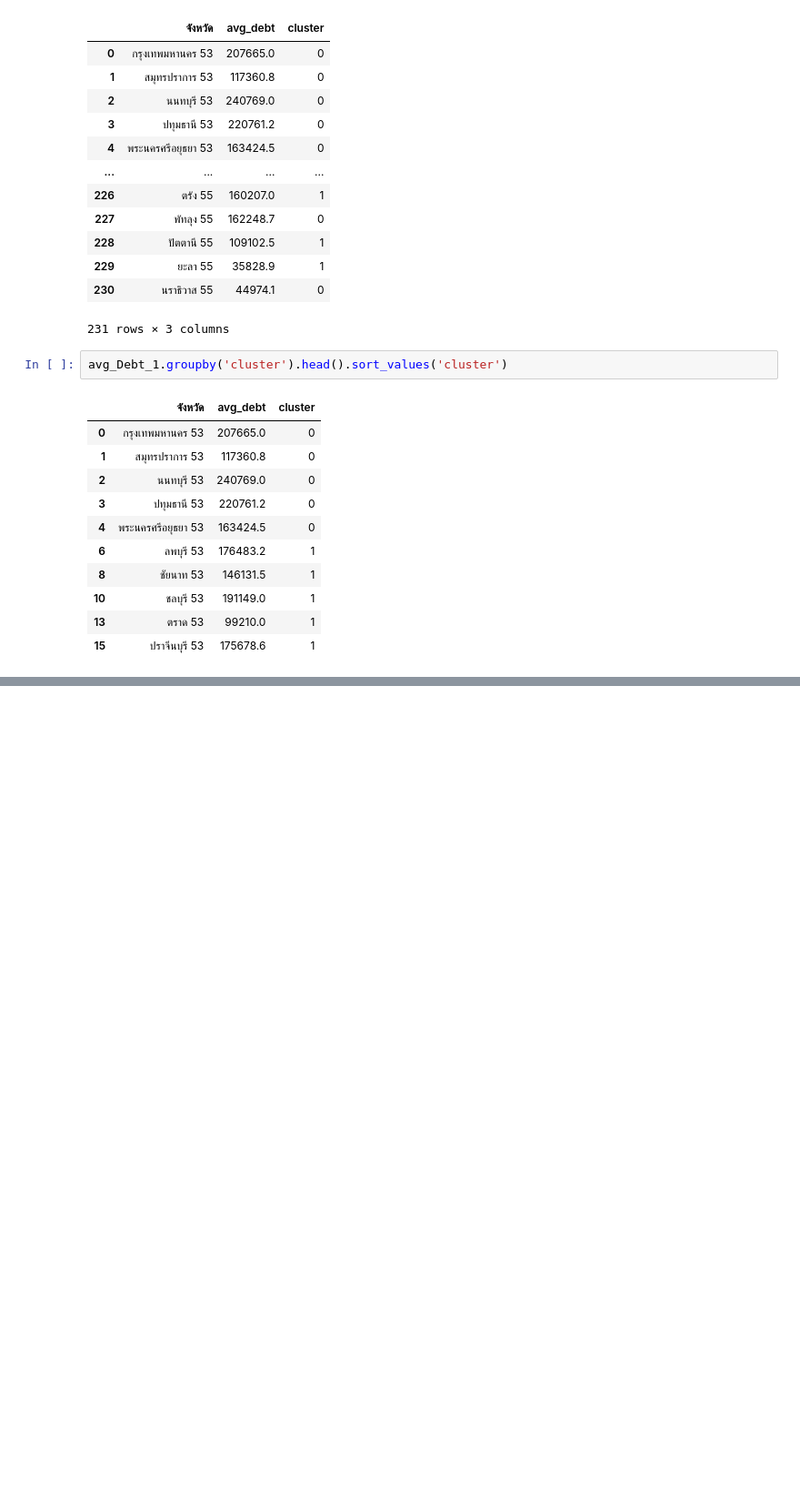
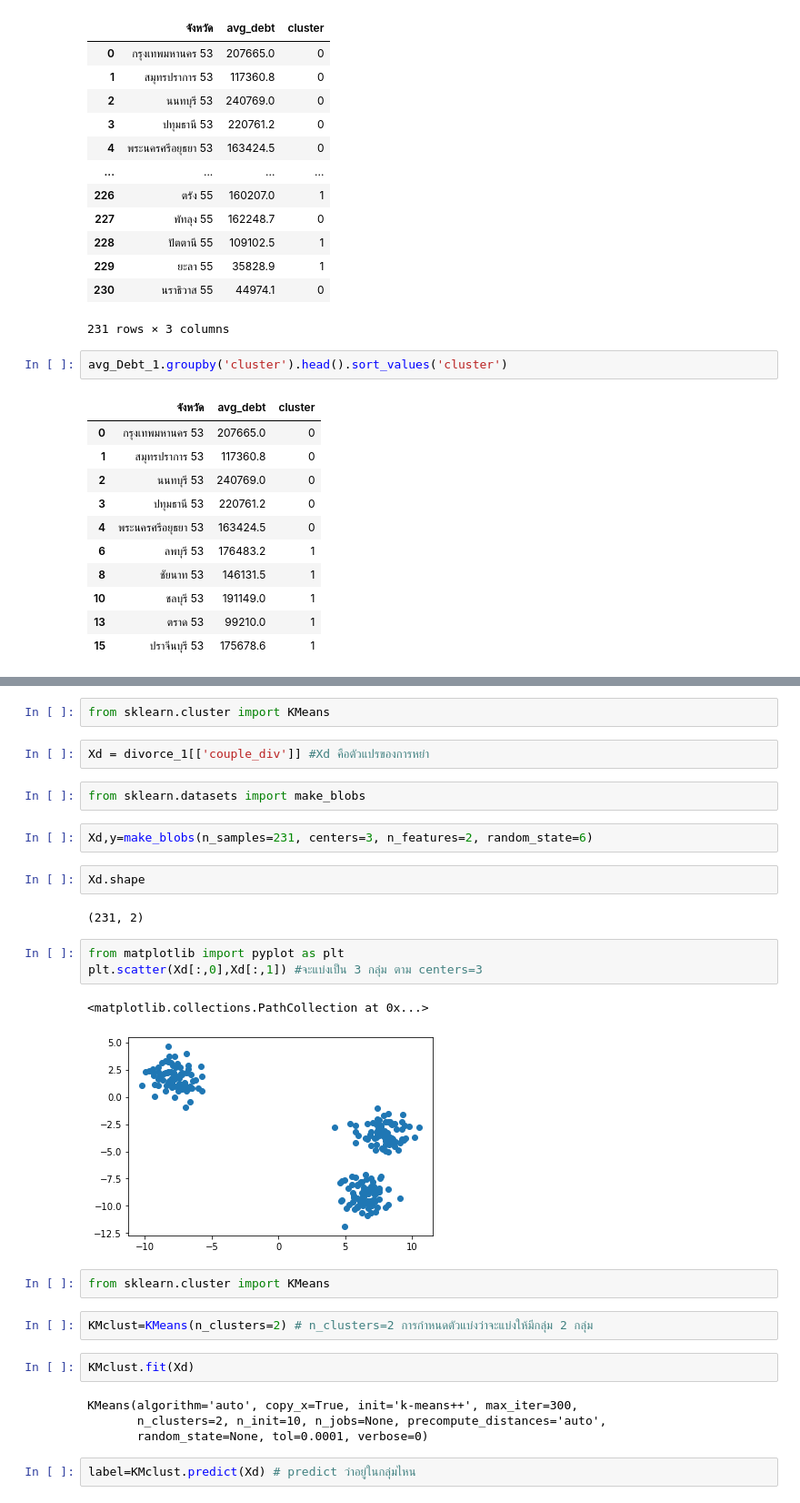
Before and after one commit to MMoltira/DataMining, a Jupyter notebook: Untitled0.ipynb, the cells around one changed output, grey strips where cells are left out. Shown at 91% size. Drawn from its saved outputs; the diff is of its cells as text; blank space fills up the shorter version.

```diff
--- a/Untitled0.ipynb
+++ b/Untitled0.ipynb
@@ -264,0 +301,30 @@ avg_Debt_1.groupby('cluster').head().sort_values('cluster')
+# %%
+from sklearn.cluster import KMeans
+# %%
+Xd = divorce_1[['couple_div']] #Xd คือตัวแปรของการหย่า
+# %%
+from sklearn.datasets import make_blobs
+# %%
+Xd,y=make_blobs(n_samples=231, centers=3, n_features=2, random_state=6)
+# %%
+Xd.shape
+# %% [output]
+(231, 2)
+# %%
+from matplotlib import pyplot as plt
+plt.scatter(Xd[:,0],Xd[:,1]) #จะแบ่งเป็น 3 กลุ่ม ตาม centers=3
+# %% [output]
+<matplotlib.collections.PathCollection at 0x...>
+[figure, added]
+# %%
+from sklearn.cluster import KMeans
+# %%
+KMclust=KMeans(n_clusters=2) # n_clusters=2 การกำหนดตัวแบ่งว่าจะแบ่งให้มีกลุ่ม 2 กลุ่ม
+# %%
+KMclust.fit(Xd)
+# %% [output]
+KMeans(algorithm='auto', copy_x=True, init='k-means++', max_iter=300,
+       n_clusters=2, n_init=10, n_jobs=None, precompute_distances='auto',
+       random_state=None, tol=0.0001, verbose=0)
+# %%
+label=KMclust.predict(Xd) # predict ว่าอยู่ในกลุ่มไหน
```
Also changed, not shown: parts of 95 cells of this notebook.
